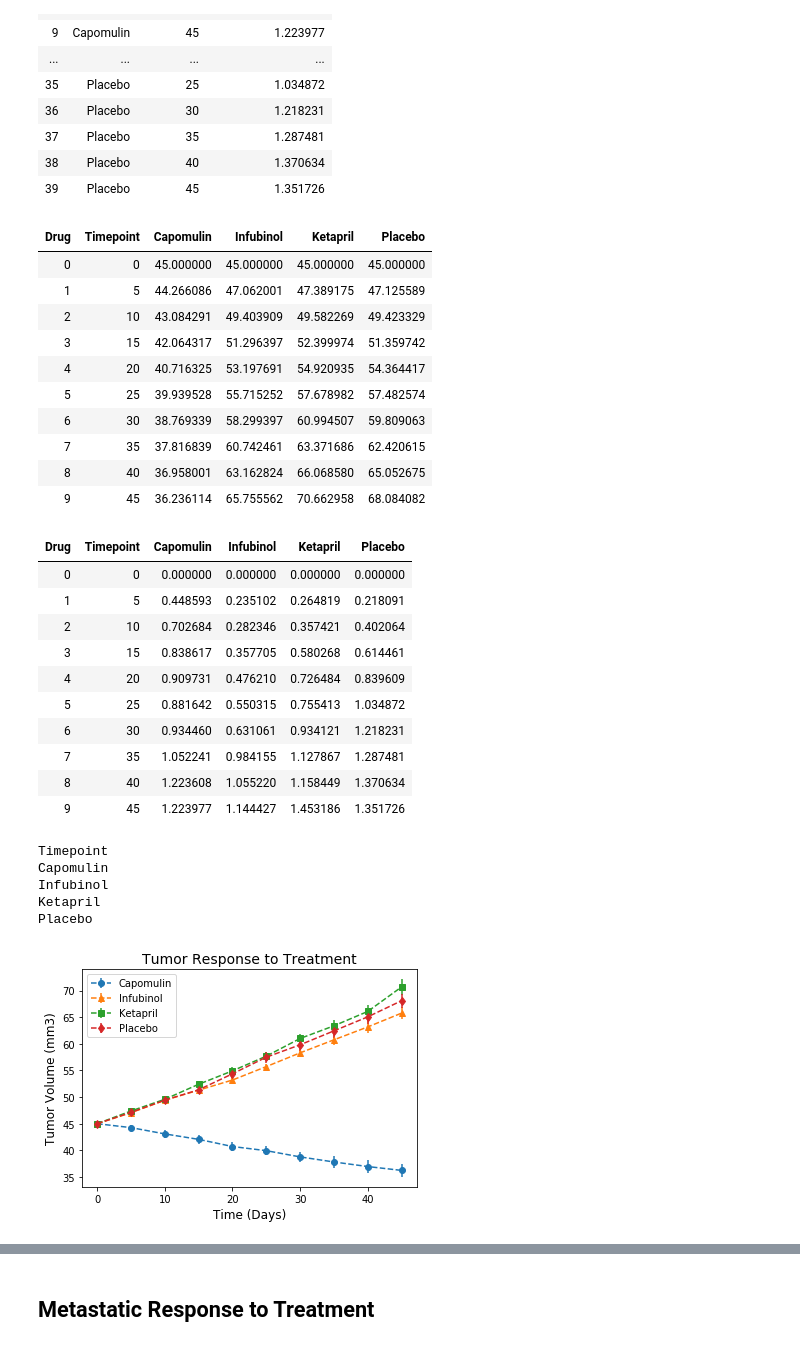
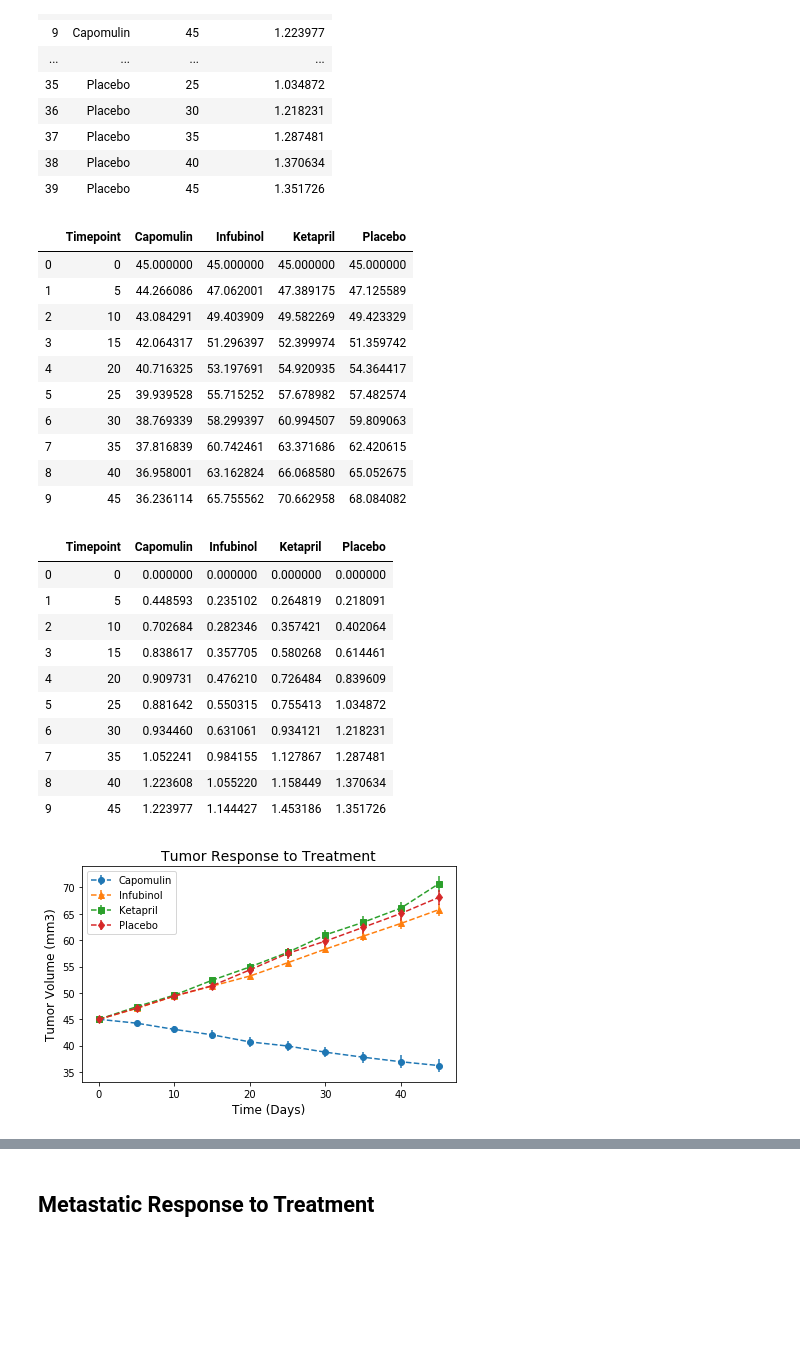
Before and after one commit to gkumar24/DataViz-HW05-Matplotlib, a Jupyter notebook: Pymaceuticals/pymaceuticals.ipynb, the cells around one changed output, grey strips where cells are left out. Cells and saved outputs as stored; diff of their text form; code cells hidden in the pictures; blank space fills up the shorter version.

Commit message:
Completed Survival and Change Summary Plot

```diff
--- a/Pymaceuticals/pymaceuticals.ipynb
+++ b/Pymaceuticals/pymaceuticals.ipynb
@@ -137,15 +137,18 @@ df_SE_TumorVol_DgTp
 # %%
 # Minor Data Munging to Re-Format the Data Frames - Mean Tumor Volume
 # Reformating the Mean Tumor Volume Dataframe
-df_Mean_TumorVol_ReF = df_Mean_TumorVol_DgTp.pivot(index ='Timepoint', columns ='Drug')
+df_Mean_TumorVol_ReF = df_Mean_TumorVol_DgTp.pivot(index ='Timepoint', columns ='Drug', \
+                                                   values="Mean Tumor Vol (mm3)")
 
 # Preview that Reformatting worked
-df_Mean_TumorVol_ReF =  df_Mean_TumorVol_ReF["Mean Tumor Vol (mm3)"]
 df_Mean_TumorVol_ReF.reset_index(inplace=True)
-df_Mean_TumorVol_ReF = df_Mean_TumorVol_ReF.rename(columns={"Drug": "Index"})
+
+#Remove Multilevel indexs
+df_Mean_TumorVol_ReF.columns = list(map("".join, df_Mean_TumorVol_ReF.columns))
+
 df_Mean_TumorVol_ReF
 # %% [output]
-| Drug | Timepoint | Capomulin | Infubinol | Ketapril | Placebo |
+|  | Timepoint | Capomulin | Infubinol | Ketapril | Placebo |
 | 0 | 0 | 45.000000 | 45.000000 | 45.000000 | 45.000000 |
 | 1 | 5 | 44.266086 | 47.062001 | 47.389175 | 47.125589 |
 | 2 | 10 | 43.084291 | 49.403909 | 49.582269 | 49.423329 |
@@ -159,15 +162,17 @@ df_Mean_TumorVol_ReF
 # %%
 # Minor Data Munging to Re-Format the Data Frames - Standard Error for Tumor Volume
 # Reformating the Standard Error Tumor Volume Dataframe
-df_SE_TumorVol_ReF = df_SE_TumorVol_DgTp.pivot(index ='Timepoint', columns ='Drug')
+df_SE_TumorVol_ReF = df_SE_TumorVol_DgTp.pivot(index ='Timepoint', columns ='Drug', values="SE Tumor Vol (mm3)")
 
 # Preview that Reformatting worked
-df_SE_TumorVol_ReF =  df_SE_TumorVol_ReF["SE Tumor Vol (mm3)"]
+#Reset Index
 df_SE_TumorVol_ReF.reset_index(inplace=True)
-df_SE_TumorVol_ReF = df_SE_TumorVol_ReF.rename(columns={"Drug": "Index"})
+
+#Remove Multilevel indexs
+df_SE_TumorVol_ReF.columns = list(map("".join, df_SE_TumorVol_ReF.columns))
 df_SE_TumorVol_ReF
 # %% [output]
-| Drug | Timepoint | Capomulin | Infubinol | Ketapril | Placebo |
+|  | Timepoint | Capomulin | Infubinol | Ketapril | Placebo |
 | 0 | 0 | 0.000000 | 0.000000 | 0.000000 | 0.000000 |
 | 1 | 5 | 0.448593 | 0.235102 | 0.264819 | 0.218091 |
 | 2 | 10 | 0.702684 | 0.282346 | 0.357421 | 0.402064 |
@@ -178,40 +183,33 @@ df_SE_TumorVol_ReF
 | 7 | 35 | 1.052241 | 0.984155 | 1.127867 | 1.287481 |
 | 8 | 40 | 1.223608 | 1.055220 | 1.158449 | 1.370634 |
 | 9 | 45 | 1.223977 | 1.144427 | 1.453186 | 1.351726 |
-# %%
-# df_Mean_TumorVol_ReF.columns.values
-for column in df_Mean_TumorVol_ReF.columns:
-    print(column)
-# %% [output]
-Timepoint
-Capomulin
-Infubinol
-Ketapril
-Placebo
 # %%
 # Generate the Plot (with Error Bars)
 fig, ax = plt.subplots()
 i=0
 for drug in drug_list:
 
     ax.errorbar(df_Mean_TumorVol_ReF["Timepoint"], \
                 df_Mean_TumorVol_ReF[drug], \
                 yerr=df_SE_TumorVol_ReF[drug], \
                 label=drug, fmt=graph_markers[i], linestyle='--')
     i=i+1
 
 #Legend: Place it for best fit
 ax.legend(loc='best', frameon=True)
 
 #Title, X and Y axis labels
 ax.set_title('Tumor Response to Treatment', fontsize=14)
 ax.set_xlabel('Time (Days)', fontsize=12)
 ax.set_ylabel('Tumor Volume (mm3)', fontsize=12)
 
+# Fit Layout
+fig.tight_layout()
+
 # Save the Figure
 fig.savefig("Images/Tumor_Response_to_Treatment.png")
 # %% [output]
-[figure, old version]
+[figure, new version]
 # %%
 # Show the Figure
 plt.show()
```
Also changed, not shown: parts of 15 cells of this notebook, 4 other files.
